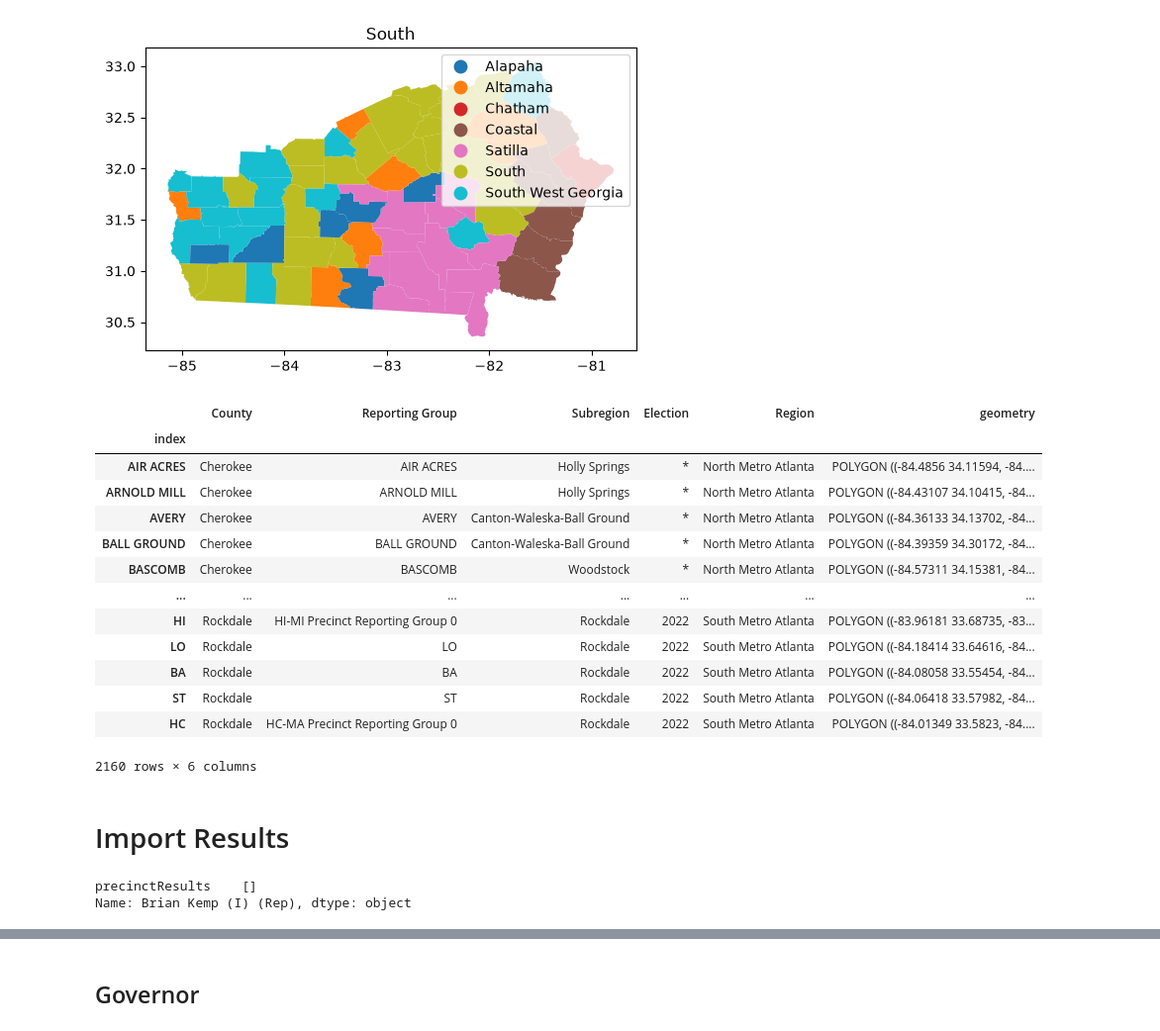
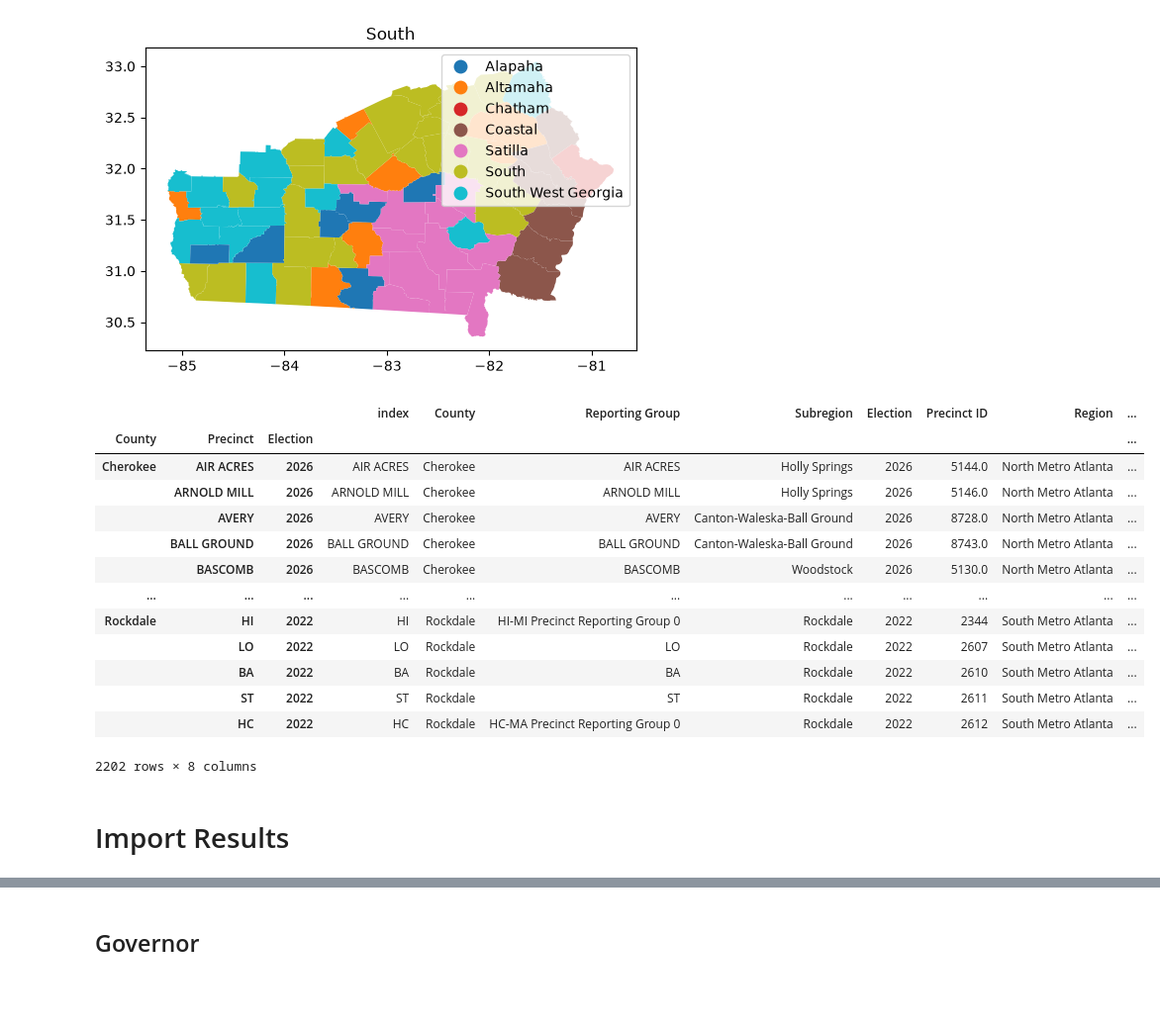
Before and after one commit to davidboers/2026electionmodels, a Jupyter notebook: statewides.ipynb, the cells around one changed output, grey strips where cells are left out. Shown at 99% size. Cells and saved outputs as stored; diff of their text form; code cells hidden in the pictures; blank space fills up the shorter version.

```diff
--- a/statewides.ipynb
+++ b/statewides.ipynb
@@ -50,23 +50,27 @@ for region in regions:
 [figure]
 [figure]
 # %%
+import pandas as pd
 import geopandas
 
-regions_metro = geopandas.read_file('./regions/regions_metro.json')
-regions_metro.set_index('index')
+metro_prec_data = geopandas.read_file('./regions/regions_metro.json')
+metro_prec_data[metro_prec_data['Election'].isin(['2018', '2022', '*'])]
+metro_prec_data = metro_prec_data.set_index(['County', 'index', 'Election'], drop=False)
+metro_prec_data.index = metro_prec_data.index.rename({'index': 'Precinct'})
+metro_prec_data
 # %% [output]
-|  | County | Reporting Group | Subregion | Election | Region | geometry |
-| index |  |  |  |  |  |  |
-| AIR ACRES | Cherokee | AIR ACRES | Holly Springs | * | North Metro Atlanta | POLYGON ((-84.4856 34.11594, -84.... |
-| ARNOLD MILL | Cherokee | ARNOLD MILL | Holly Springs | * | North Metro Atlanta | POLYGON ((-84.43107 34.10415, -84... |
-| AVERY | Cherokee | AVERY | Canton-Waleska-Ball Ground | * | North Metro Atlanta | POLYGON ((-84.36133 34.13702, -84... |
-| BALL GROUND | Cherokee | BALL GROUND | Canton-Waleska-Ball Ground | * | North Metro Atlanta | POLYGON ((-84.39359 34.30172, -84... |
-| BASCOMB | Cherokee | BASCOMB | Woodstock | * | North Metro Atlanta | POLYGON ((-84.57311 34.15381, -84... |
-| ... | ... | ... | ... | ... | ... | ... |
-| HI | Rockdale | HI-MI Precinct Reporting Group 0 | Rockdale | 2022 | South Metro Atlanta | POLYGON ((-83.96181 33.68735, -83... |
-| LO | Rockdale | LO | Rockdale | 2022 | South Metro Atlanta | POLYGON ((-84.18414 33.64616, -84... |
-| BA | Rockdale | BA | Rockdale | 2022 | South Metro Atlanta | POLYGON ((-84.08058 33.55454, -84... |
-| ST | Rockdale | ST | Rockdale | 2022 | South Metro Atlanta | POLYGON ((-84.06418 33.57982, -84... |
-| HC | Rockdale | HC-MA Precinct Reporting Group 0 | Rockdale | 2022 | South Metro Atlanta | POLYGON ((-84.01349 33.5823, -84.... |
+|  |  |  | index | County | Reporting Group | Subregion | Election | Precinct ID | Region | ... |
+| County | Precinct | Election |  |  |  |  |  |  |  | ... |
+| Cherokee | AIR ACRES | 2026 | AIR ACRES | Cherokee | AIR ACRES | Holly Springs | 2026 | 5144.0 | North Metro Atlanta | ... |
+|  | ARNOLD MILL | 2026 | ARNOLD MILL | Cherokee | ARNOLD MILL | Holly Springs | 2026 | 5146.0 | North Metro Atlanta | ... |
+|  | AVERY | 2026 | AVERY | Cherokee | AVERY | Canton-Waleska-Ball Ground | 2026 | 8728.0 | North Metro Atlanta | ... |
+|  | BALL GROUND | 2026 | BALL GROUND | Cherokee | BALL GROUND | Canton-Waleska-Ball Ground | 2026 | 8743.0 | North Metro Atlanta | ... |
+|  | BASCOMB | 2026 | BASCOMB | Cherokee | BASCOMB | Woodstock | 2026 | 5130.0 | North Metro Atlanta | ... |
+| ... | ... | ... | ... | ... | ... | ... | ... | ... | ... | ... |
+| Rockdale | HI | 2022 | HI | Rockdale | HI-MI Precinct Reporting Group 0 | Rockdale | 2022 | 2344 | South Metro Atlanta | ... |
+|  | LO | 2022 | LO | Rockdale | LO | Rockdale | 2022 | 2607 | South Metro Atlanta | ... |
+|  | BA | 2022 | BA | Rockdale | BA | Rockdale | 2022 | 2610 | South Metro Atlanta | ... |
+|  | ST | 2022 | ST | Rockdale | ST | Rockdale | 2022 | 2611 | South Metro Atlanta | ... |
+|  | HC | 2022 | HC | Rockdale | HC-MA Precinct Reporting Group 0 | Rockdale | 2022 | 2612 | South Metro Atlanta | ... |
-2160 rows × 6 columns
+2202 rows × 8 columns
 # %%
@@ -150,6 +90,0 @@ for county in county_names:
-# %%
-results_data = out_files
-results_data['Governor']['Metro'].loc['Brian Kemp (I) (Rep)']
-# %% [output]
-precinctResults    []
-Name: Brian Kemp (I) (Rep), dtype: object
```
Also changed, not shown: parts of 11 cells of this notebook, 5 other files.
